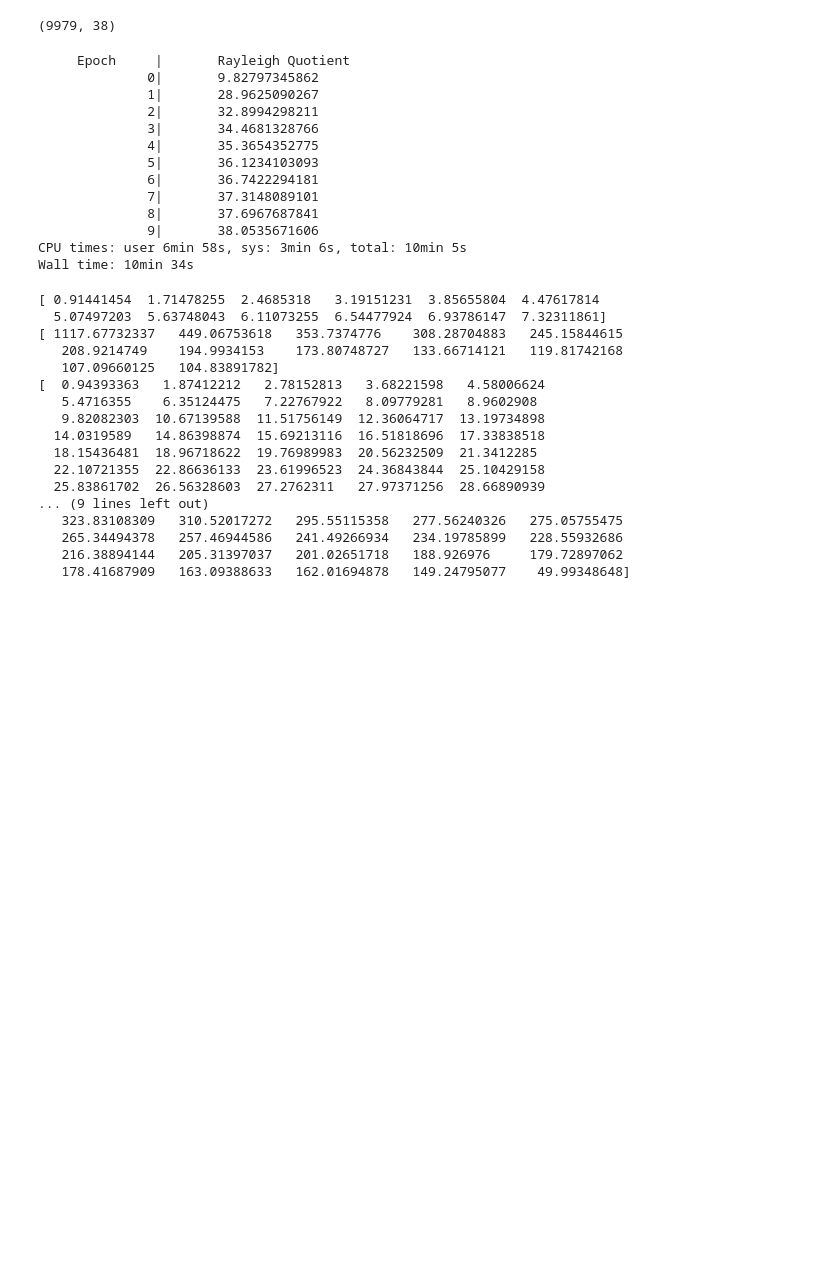
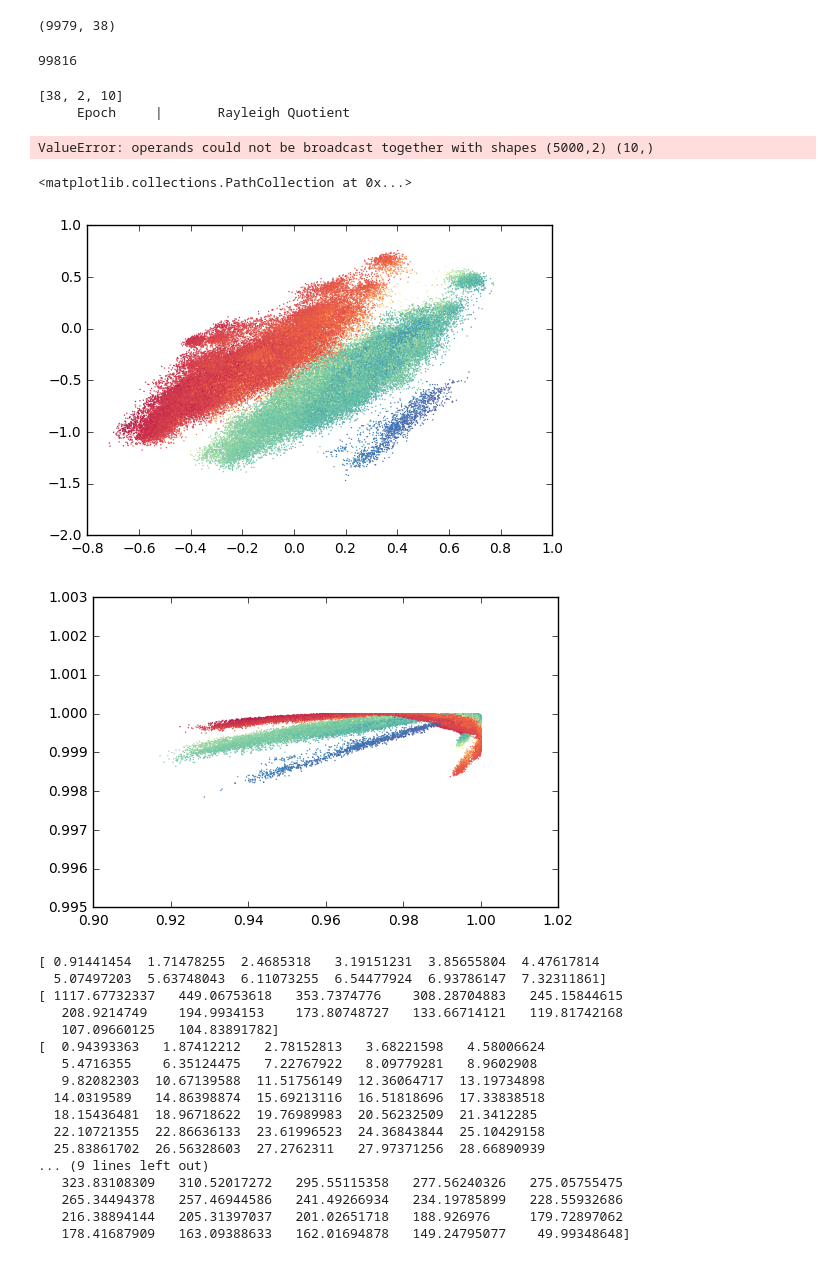
Before and after one commit to maxentile/msm-learn, a Jupyter notebook: notebooks/End-to-end optimization of propagator eigenfunction approximators.ipynb, the cells around one changed output. Cells and saved outputs as stored; diff of their text form; code cells hidden in the pictures; blank space fills up the shorter version.

```diff
--- a/notebooks/End-to-end optimization of propagator eigenfunction approximators.ipynb
+++ b/notebooks/End-to-end optimization of propagator eigenfunction approximators.ipynb
@@ -198,23 +214,41 @@ met_enkephalin already is cached
 X[0].shape
 # %% [output]
 (9979, 38)
+# %%
+sum(map(len, X)) - lag
+# %% [output]
+99816
 # %%
 %%time
-m = 50
+m = 2
+n_clusters = 10
 lag = 100
-adaptive_vac = NeuralApproximatePropagator(lag = lag, m = m)
-adaptive_vac.fit(X)
+adaptive_vac = NeuralApproximatePropagator(lag = lag, m = m, n_clusters = n_clusters,
+                                           minibatch_size=5000,
+                                           hidden_layer_dims=[], nonlinearity=lambda x:x)
+adaptive_vac.fit(X, num_iters=1000, report_interval=100)
 # %% [output]
+[38, 2, 10]
      Epoch     |       Rayleigh Quotient
-              0|       9.82797345862
-              1|       28.9625090267
-              2|       32.8994298211
-              3|       34.4681328766
-              4|       35.3654352775
-              5|       36.1234103093
-              6|       36.7422294181
-              7|       37.3148089101
-              8|       37.6967687841
-              9|       38.0535671606
-CPU times: user 6min 58s, sys: 3min 6s, total: 10min 5s
-Wall time: 10min 34s
+ValueError: operands could not be broadcast together with shapes (5000,2) (10,)
+# %%
+tica = pyemma.coordinates.tica(X, lag=lag)
+X_tica = tica.get_output()
+X_tica_ = np.vstack(X_tica)
+
+c = X_tica_[:,0]
+
+neural_proj = adaptive_vac.transform(X)
+x = np.vstack(neural_proj)
+plt.scatter(x[:,0], x[:,1], c=c,
+        linewidths=0, s = 1, cmap='Spectral')
+
+plt.figure()
+neural_proj = [adaptive_vac.neural_net_predict(adaptive_vac.params, x) for x in X]
+x = np.vstack(neural_proj)
+plt.scatter(x[:,0], x[:,1], c=c,
+        linewidths=0, s = 1, cmap='Spectral')
+# %% [output]
+<matplotlib.collections.PathCollection at 0x...>
+[figure, added]
+[figure, added]
```
Also changed, not shown: parts of 39 cells of this notebook, 1 other file.
